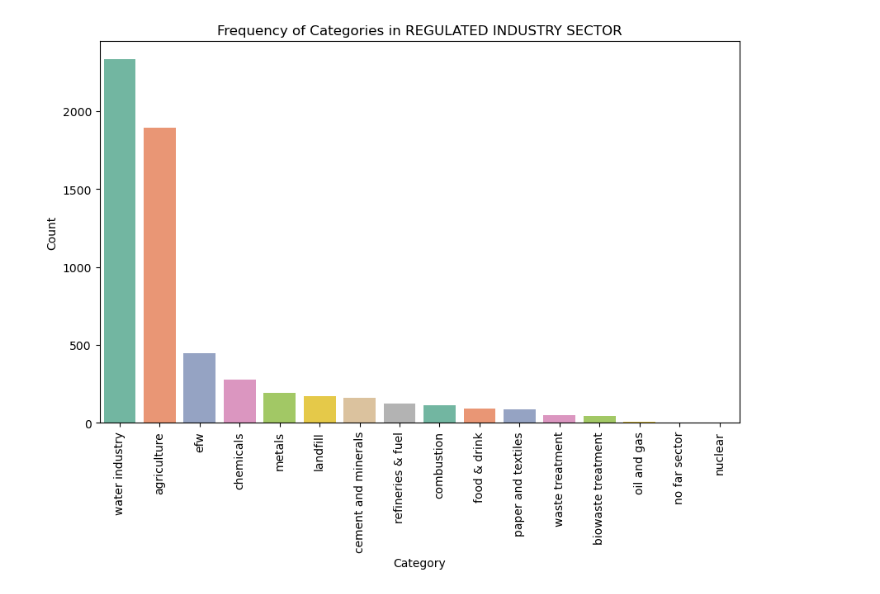
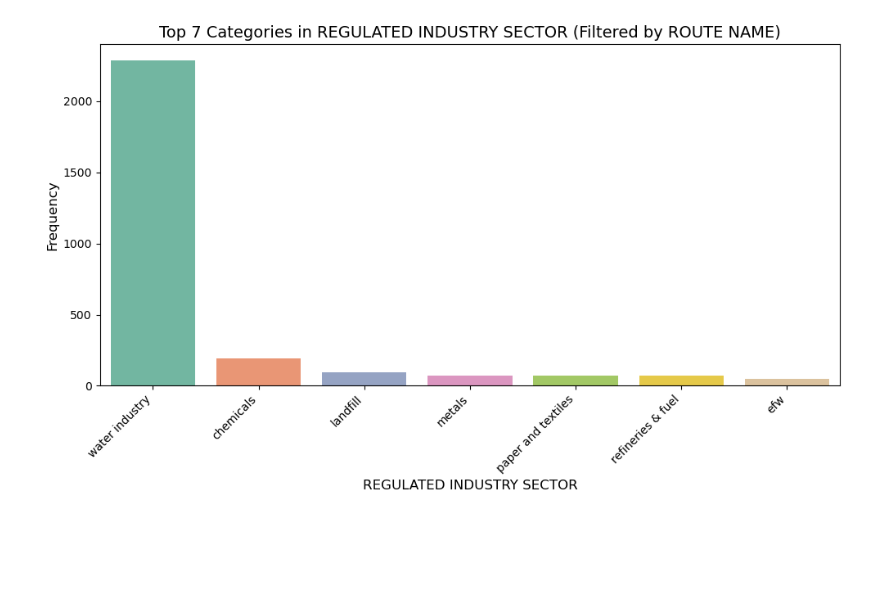
Before and after one commit to Kkkkyf7/DEFRA1, a Jupyter notebook: YifanKe/IndustrySectorPart_NoGasCleaned.ipynb, the cells around one changed output. Saved outputs shown, nothing was run; the diff lists cells and outputs as text; code cells hidden in the pictures; blank space fills up the shorter version.

Commit message:
Add files via upload
filtered for top 7 sector and top 15 sub sectors

```diff
--- a/YifanKe/IndustrySectorPart_NoGasCleaned.ipynb
+++ b/YifanKe/IndustrySectorPart_NoGasCleaned.ipynb
@@ -19,16 +22,16 @@ freq                2330
 Name: REGULATED INDUSTRY SECTOR, dtype: object
 # %%
-# Frequency of categories of REGULATED INDUSTRY SECTOR
-value_counts = df['REGULATED INDUSTRY SECTOR'].value_counts()
+# Filter out the lines that contain "wastewater" or "controlled waters" in the ROUTE NAME
+filtered_df = df[df['ROUTE NAME'].str.lower().str.contains('wastewater|controlled waters', na=False)]
 
-# Print the amount of categories of REGULATED INDUSTRY SECTOR
-num_unique_values = df['REGULATED INDUSTRY SECTOR'].nunique()
-print(f"Number of categories in REGULATED INDUSTRY SECTOR: {num_unique_values}")
+# Collect statistics on the frequency of REGULATED INDUSTRY SECTOR and select the top seven
+top_sectors = filtered_df['REGULATED INDUSTRY SECTOR'].value_counts().head(7)
 
-# Print all categories
-unique_values = df['REGULATED INDUSTRY SECTOR'].unique()
-print(f"The categories include: {unique_values}")
+# Print the first seven categories and their frequency
+print("Top 7 REGULATED INDUSTRY SECTOR (filtered by ROUTE NAME):")
+print(top_sectors)
 
-# Print the frequency of each category
-print(value_counts)
+# Extract the subsets corresponding to the first seven departments
+top_sector_names = top_sectors.index.tolist()
+top_sector_df = filtered_df[filtered_df['REGULATED INDUSTRY SECTOR'].isin(top_sector_names)]
 # %% [output]
@@ -51,16 +46,22 @@ nuclear                   3
 Name: REGULATED INDUSTRY SECTOR, dtype: int64
 # %%
-# bar chart for REGULATED INDUSTRY SECTOR
+# Get the top seven most frequent REGULATED INDUSTRY sectors (filtered earlier)
+top_sectors = filtered_df['REGULATED INDUSTRY SECTOR'].value_counts().head(7)
+
+# Draw bar charts
 plt.figure(figsize=(10, 6))
-sns.barplot(x=value_counts.index, y=value_counts.values, palette='Set2')
+sns.barplot(x=top_sectors.index, y=top_sectors.values, palette='Set2')
 
-# set the title and lable
-plt.title('Frequency of Categories in REGULATED INDUSTRY SECTOR')
-plt.xlabel('Category')
-plt.ylabel('Count')
+# Set the title and label
+plt.title('Top 7 Categories in REGULATED INDUSTRY SECTOR (Filtered by ROUTE NAME)', fontsize=14)
+plt.xlabel('REGULATED INDUSTRY SECTOR', fontsize=12)
+plt.ylabel('Frequency', fontsize=12)
 
-plt.xticks(rotation=90)
+
+plt.xticks(rotation=45, ha='right')
+
+plt.tight_layout()
 plt.show()
 # %% [output]
-[figure, old version]
+[figure, new version]
 # %%
```
Also changed, not shown: parts of 8 cells of this notebook.
